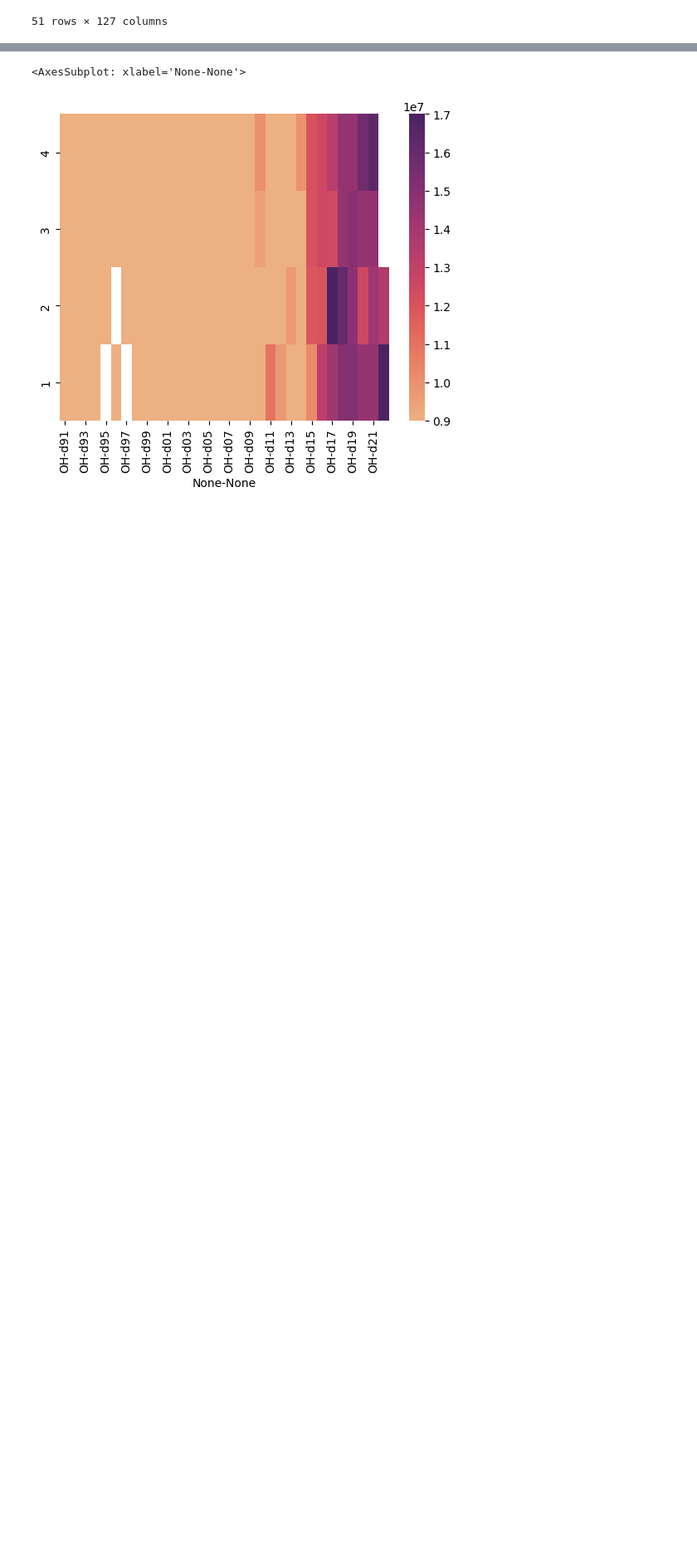
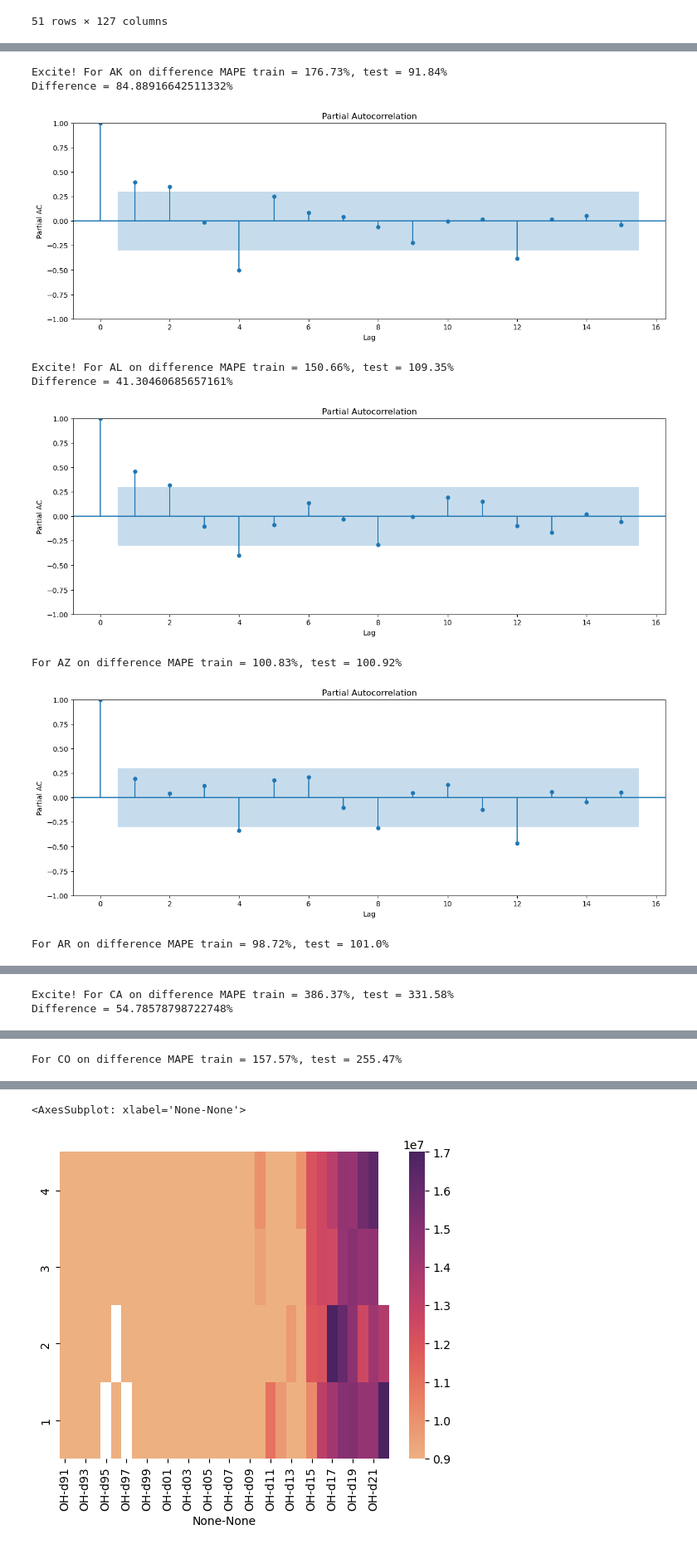
Before and after one commit to AlbertWKing/Medicaid-Capstone, a Jupyter notebook: eda.ipynb, the cells around one changed output, grey strips where cells are left out. Shown at 83% size. Cells and saved outputs as stored; diff of their text form; code cells hidden in the pictures; blank space fills up the shorter version.

```diff
--- a/eda.ipynb
+++ b/eda.ipynb
@@ -315,0 +496,17 @@ sb.heatmap(mydf,vmax=30000000,ax=ax)
+# %%
+cutoff = '12-01-2018'
+
+local_df = pd.DataFrame(analysis_dict['AK']['rxdiff'])
+
+train = local_df.loc[local_df.index <= cutoff,'AK'].dropna()
+test = local_df.loc[local_df.index > cutoff, 'AK']
+
+fig = go.Figure()
+fig.add_trace(go.Scatter(x=train.index, y=train, mode='lines', name="Train"))
+fig.add_trace(go.Scatter(x=test.index, y=test, mode='lines', name="Test"))
+fig.update_layout(
+    yaxis_title="Difference ",
+    xaxis_title="Date",
+    title="Change in Revenue Passenger Miles over Prior Year"
+)
+fig.show()
@@ -315,0 +551,47 @@ sb.heatmap(mydf,vmax=30000000,ax=ax)
+# %%
+cutoff = '12-01-2018'
+
+def mean_absolute_percentage_error(true_values, predicted_values):
+    """
+    Calculate the mean absolute percentage error.
+    Find the prediction error and divide by the true value, then average.
+    """
+
+    error = true_values - predicted_values
+    absolute_percentage_error = np.abs(error/true_values)
+    mape = absolute_percentage_error.mean() * 100
+
+    return mape
+
+for state in states:
+    try:
+        local_df = pd.DataFrame(analysis_dict[state]['rxdiff'])
+        train = local_df.loc[local_df.index <= cutoff,state].dropna()
+        test = local_df.loc[local_df.index > cutoff, state]
+        full_index = pd.concat([train, test]).index
+        base_line = np.full(full_index.shape, np.mean(train))
+        predictions = pd.Series(data=base_line, index=full_index)
+        train_mape = mean_absolute_percentage_error(train, predictions[train.index])
+        test_mape = mean_absolute_percentage_error(test, predictions[test.index])
+        if test_mape < train_mape:
+            print(f"Excite! For {state} on difference MAPE train = {round(train_mape, 2)}%, test = {round(test_mape, 2)}%\nDifference = {train_mape - test_mape}%\n")
+        else:
+            print(f"For {state} on difference MAPE train = {round(train_mape, 2)}%, test = {round(test_mape, 2)}%\n")
+        plt.figure(figsize=(15, 5))
+        plot_pacf(local_df[state].dropna(), lags=15, ax=plt.gca(), method='ywm')
+        plt.xlabel('Lag')
+        plt.ylabel('Partial AC')
+        plt.show()
+        # open('images/quickpacf_post2010.html', 'a').write(fig.to_html(full_html=False, include_plotlyjs='cdn'))
+    except:
+        pass
+# %% [output]
+Excite! For AK on difference MAPE train = 176.73%, test = 91.84%
+Difference = 84.88916642511332%
+[figure, added]
+Excite! For AL on difference MAPE train = 150.66%, test = 109.35%
+Difference = 41.30460685657161%
+[figure, added]
+For AZ on difference MAPE train = 100.83%, test = 100.92%
+[figure, added]
+For AR on difference MAPE train = 98.72%, test = 101.0%
@@ -315,0 +599,2 @@ sb.heatmap(mydf,vmax=30000000,ax=ax)
+Excite! For CA on difference MAPE train = 386.37%, test = 331.58%
+Difference = 54.78578798722748%
@@ -315,0 +602 @@ sb.heatmap(mydf,vmax=30000000,ax=ax)
+For CO on difference MAPE train = 157.57%, test = 255.47%
```
Also changed, not shown: parts of 19 cells of this notebook, 4 other files.
